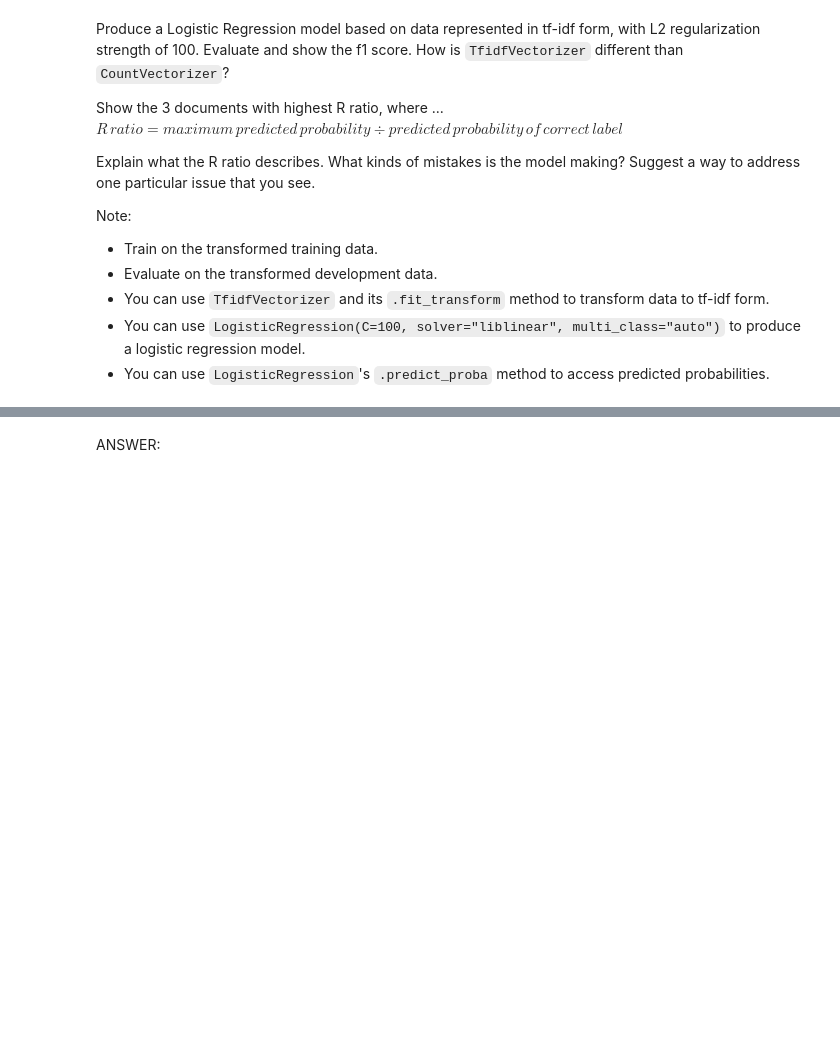
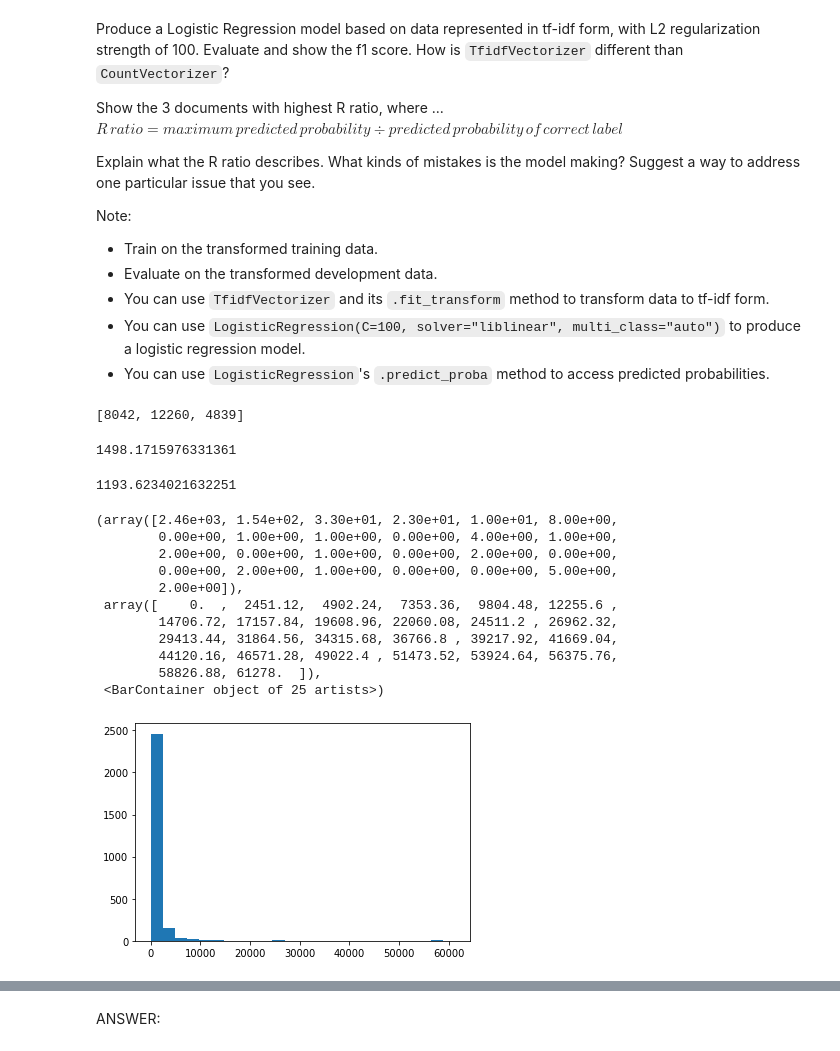
Before and after one commit to toby-p/mids-w207-projects, a Jupyter notebook: Toby_Petty_p2.ipynb, the cells around one changed output, grey strips where cells are left out. Cells and saved outputs as stored; diff of their text form; code cells hidden in the pictures; blank space fills up the shorter version.

```diff
--- a/Toby_Petty_p2.ipynb
+++ b/Toby_Petty_p2.ipynb
@@ -324,0 +559,37 @@ Note:
+# %%
+tv = TfidfVectorizer(input='content', analyzer='word', ngram_range=(1, 1), norm='l2')
+tv.fit(train_data)
+train_arr = tv.transform(train_data)
+dev_arr = tv.transform(dev_data)
+model = LogisticRegression(penalty="l2", C=100, solver="newton-cg")
+model.fit(train_arr, train_labels)
+pred = model.predict(dev_arr)
+score = metrics.f1_score(dev_labels, pred, average="weighted")
+# %%
+[len(dev_data[i]) for i in top_rr.index]
+# %% [output]
+[8042, 12260, 4839]
+# %%
+sum([len(i) for i in dev_data]) / len(dev_data)
+# %% [output]
+1498.1715976331361
+# %%
+sum([len(i) for i in train_data]) / len(train_data)
+# %% [output]
+1193.6234021632251
+# %%
+fig, ax = plt.subplots()
+ax.hist([len(i) for i in dev_data] + [len(i) for i in train_data], bins=25)
+# %% [output]
+(array([2.46e+03, 1.54e+02, 3.30e+01, 2.30e+01, 1.00e+01, 8.00e+00,
+        0.00e+00, 1.00e+00, 1.00e+00, 0.00e+00, 4.00e+00, 1.00e+00,
+        2.00e+00, 0.00e+00, 1.00e+00, 0.00e+00, 2.00e+00, 0.00e+00,
+        0.00e+00, 2.00e+00, 1.00e+00, 0.00e+00, 0.00e+00, 5.00e+00,
+        2.00e+00]),
+ array([    0.  ,  2451.12,  4902.24,  7353.36,  9804.48, 12255.6 ,
+        14706.72, 17157.84, 19608.96, 22060.08, 24511.2 , 26962.32,
+        29413.44, 31864.56, 34315.68, 36766.8 , 39217.92, 41669.04,
+        44120.16, 46571.28, 49022.4 , 51473.52, 53924.64, 56375.76,
+        58826.88, 61278.  ]),
+ <BarContainer object of 25 artists>)
+[figure, added]
```
Also changed, not shown: parts of 12 cells of this notebook.
